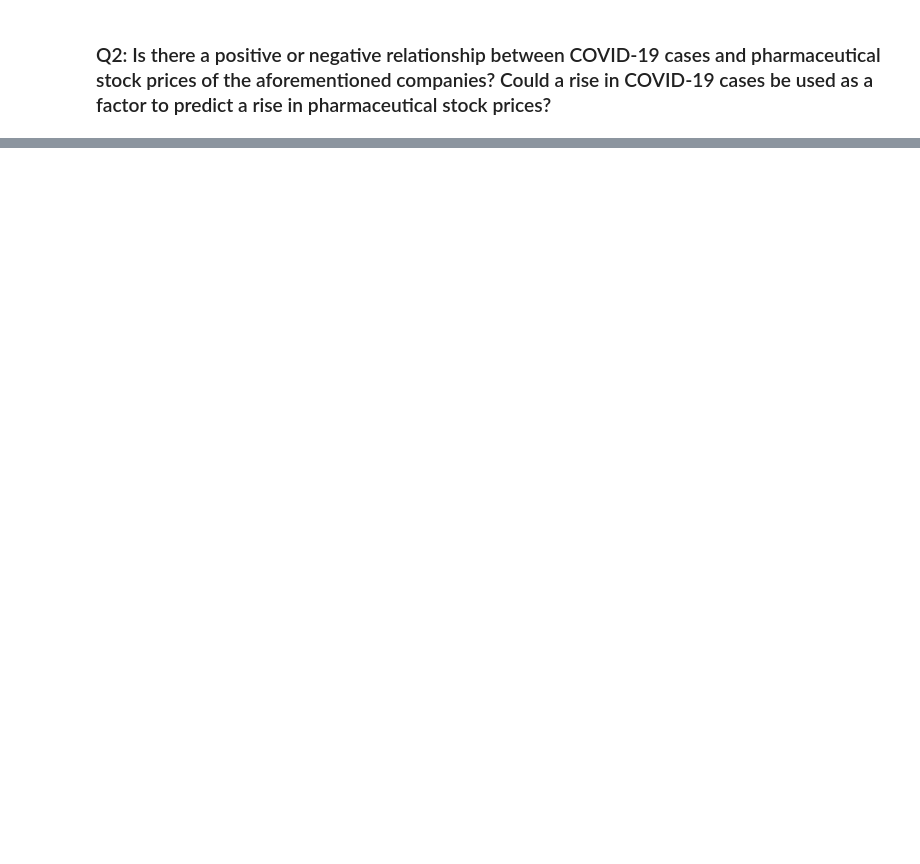
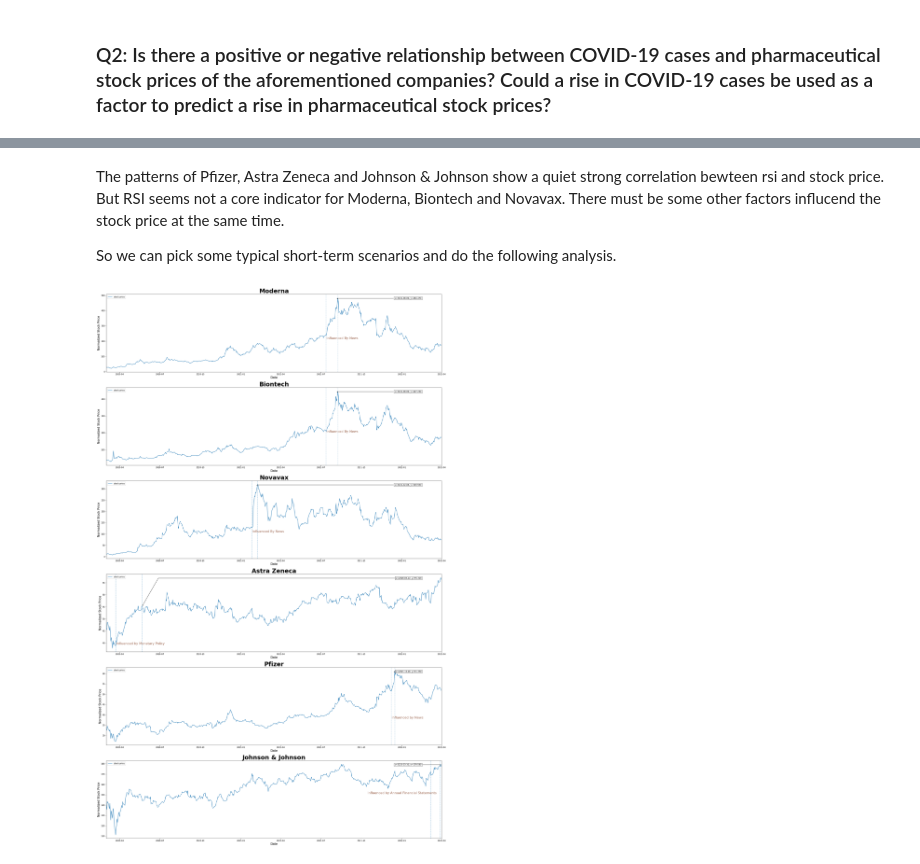
Before and after one commit to yyan17/SIADS-591, a Jupyter notebook: final_report/Vaccine Stock Analysis during the COVID-19 Pandemic.ipynb, the cells around one changed output, grey strips where cells are left out. Drawn from its saved outputs; the diff is of its cells as text; code cells hidden in the pictures; blank space fills up the shorter version.

```diff
--- a/final_report/Vaccine Stock Analysis during the COVID-19 Pandemic.ipynb
+++ b/final_report/Vaccine Stock Analysis during the COVID-19 Pandemic.ipynb
@@ -359,0 +376,10 @@ y = alt.vconcat(charts[3], charts[4], charts[5])
+# %%
+stock_rsi_dfs = {}
+stock_rsi = {}
+
+for stock_name in stock_names:
+    df = rsi_df[["date", f"{stock_name}_normalized_closing_price", f"{stock_name}_closing_price", f"{stock_name}_rsi"]]
+    df.rename(columns={f'{stock_name}_normalized_closing_price': 'normalized_closing_price', f'{stock_name}_rsi': 'rsi', f"{stock_name}_closing_price": "closing_price"}, inplace=True)
+    stock_rsi_dfs.update({stock_name: df})
+    rsi = pd.melt(df, id_vars=["date"],value_vars=["normalized_closing_price", "rsi"])
+    stock_rsi.update({stock_name: rsi})
@@ -359,0 +421,70 @@ y = alt.vconcat(charts[3], charts[4], charts[5])
+# %% [markdown]
+The patterns of Pfizer, Astra Zeneca and Johnson & Johnson show a quiet strong correlation bewteen rsi and stock price. But RSI seems not a core indicator for Moderna, Biontech and Novavax. There must be some other factors influcend the stock price at the same time.
+
+So we can pick some typical short-term scenarios and do the following analysis.
+# %%
+def set_chart_annotaion(x_line_annotation, x_text_annotation, x_line_annotation2, y_value, reason):
+    ax[i].axvline(x=x_line_annotation, linestyle='dashed', alpha=0.5)
+    ax[i].text(x=x_text_annotation, y=y_value, s=reason, alpha=0.7, color='#7E3517', fontsize=16)
+    ax[i].axvline(x=x_line_annotation2, linestyle='dashed', alpha=0.5)
+# %%
+single_rsi_dfs = [{'moderna': stock_rsi_dfs['moderna']}, {'biontech': stock_rsi_dfs['biontech']}, {"novavax": stock_rsi_dfs['novavax']}, {"astra zeneca": stock_rsi_dfs['astra_zeneca']},
+                  {"pfizer": stock_rsi_dfs['pfizer']}, {"johnson & johnson": stock_rsi_dfs['jnj']}]
+
+fig, ax = plt.subplots(6,1,figsize=(30,50))
+
+for i in range(len(single_rsi_dfs)):
+    df = list(single_rsi_dfs[i].values())[0]
+    stock_name = list(single_rsi_dfs[i].keys())[0]
+    x = df['date']
+    y = df['closing_price']
+    ax[i].plot(x, y, label='stock price')
+    ax[i].legend(loc='upper left')
+    ax[i].set_title(stock_name.title(), fontweight="bold", size=30)
+    ax[i].set_xlabel('Date', size=15)
+    ax[i].set_ylabel('Normalized Stock Price', size=15)
+    if stock_name == 'moderna':
+        set_chart_annotaion(datetime.datetime(2021, 7, 13), datetime.datetime(2021, 7, 14),
+                            datetime.datetime(2021, 8, 9), 212.940, 'Influenced By News')
+
+    if stock_name == 'biontech':
+        set_chart_annotaion(datetime.datetime(2021, 7, 13), datetime.datetime(2021, 7, 14),
+                            datetime.datetime(2021, 8, 9), 201.230, 'Influenced By News')
+
+    if stock_name == 'novavax':
+        set_chart_annotaion(datetime.datetime(2021, 1, 26), datetime.datetime(2021, 1, 27),
+                            datetime.datetime(2021, 2, 8), 107.160, 'Influenced By News')
+
+    if stock_name == "astra zeneca":
+        set_chart_annotaion(datetime.datetime(2020, 3, 23), datetime.datetime(2020, 3, 24),
+                            datetime.datetime(2020, 5, 22), 39.360, 'Influenced by Monetary Policy')
+
+    if stock_name == "pfizer":
+        set_chart_annotaion(datetime.datetime(2021, 12, 8), datetime.datetime(2021, 12, 9),
+                            datetime.datetime(2021, 12, 16), 38.110, 'Influenced by News')
+
+    if stock_name == "johnson & johnson":
+        set_chart_annotaion(datetime.datetime(2022, 3, 8), datetime.datetime(2021, 10, 15),
+                            datetime.datetime(2022, 3, 29), 150.72, 'Influenced by Annual Financial Statements')
+
+
+    xmax = x[np.argmax(y)].strftime("%Y-%m-%d")
+    ymax = y.max()
+    text= "x={}, y={:.3f}".format(xmax, ymax)
+    if not ax[i]:
+        ax=plt.gca()
+    bbox_props = dict(boxstyle="square,pad=0.3", fc="w", ec="k", lw=0.72)
+    arrowprops=dict(arrowstyle="->",connectionstyle="angle,angleA=0,angleB=60")
+    kw = dict(xycoords='data',textcoords="axes fraction",
+              arrowprops=arrowprops, bbox=bbox_props, ha="right", va="top")
+
+    if stock_name == "astra zeneca":
+        ax[i].annotate("x=2020-05-22, y=55.220", xy=('2020-05-22', 55.22), xytext=(0.94,0.96), **kw)
+    else:
+        ax[i].annotate(text, xy=(xmax, ymax), xytext=(0.94,0.96), **kw)
+
+    ax[i].set_xlim([datetime.date(2020, 3, 2).strftime("%Y-%m-%d"), datetime.date(2022, 4, 1).strftime("%Y-%m-%d")])
+
+plt.show()
+# %% [output]
+[figure, added]
```
Also changed, not shown: parts of 8 cells of this notebook, 1 other file.
